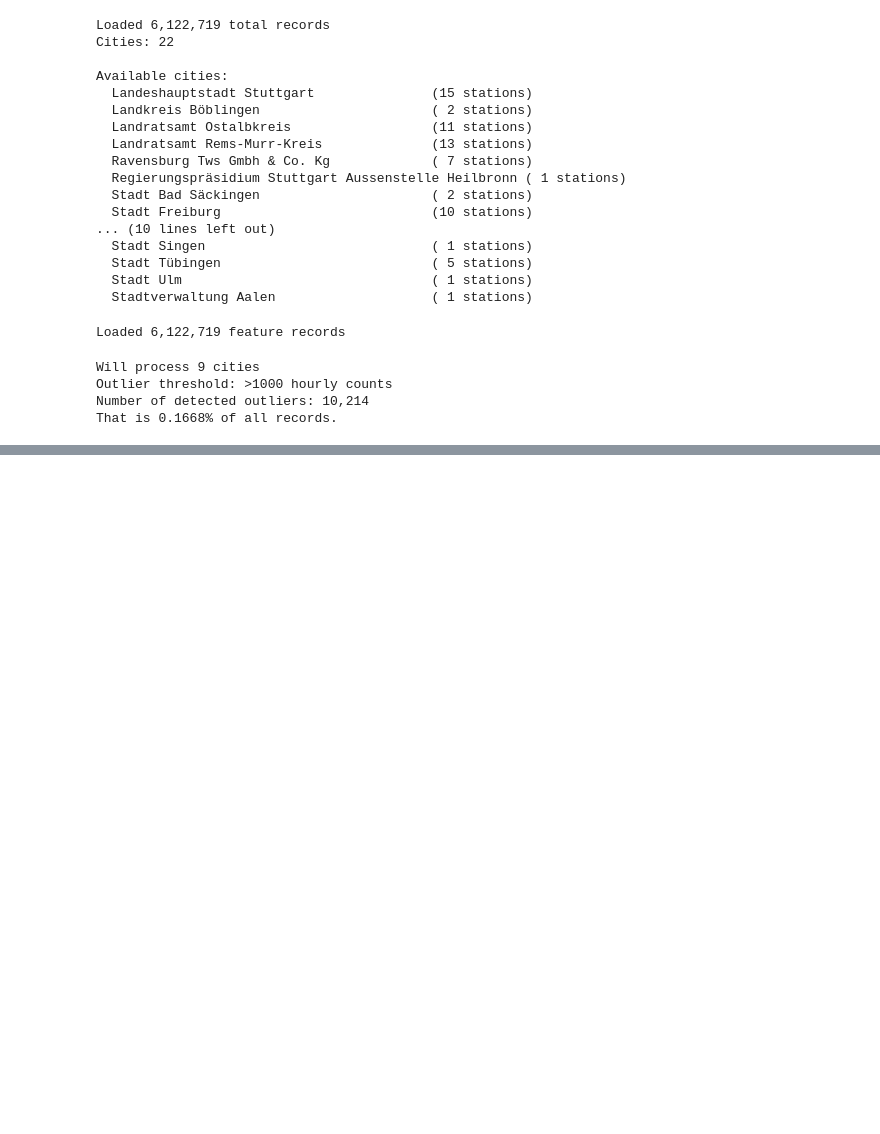
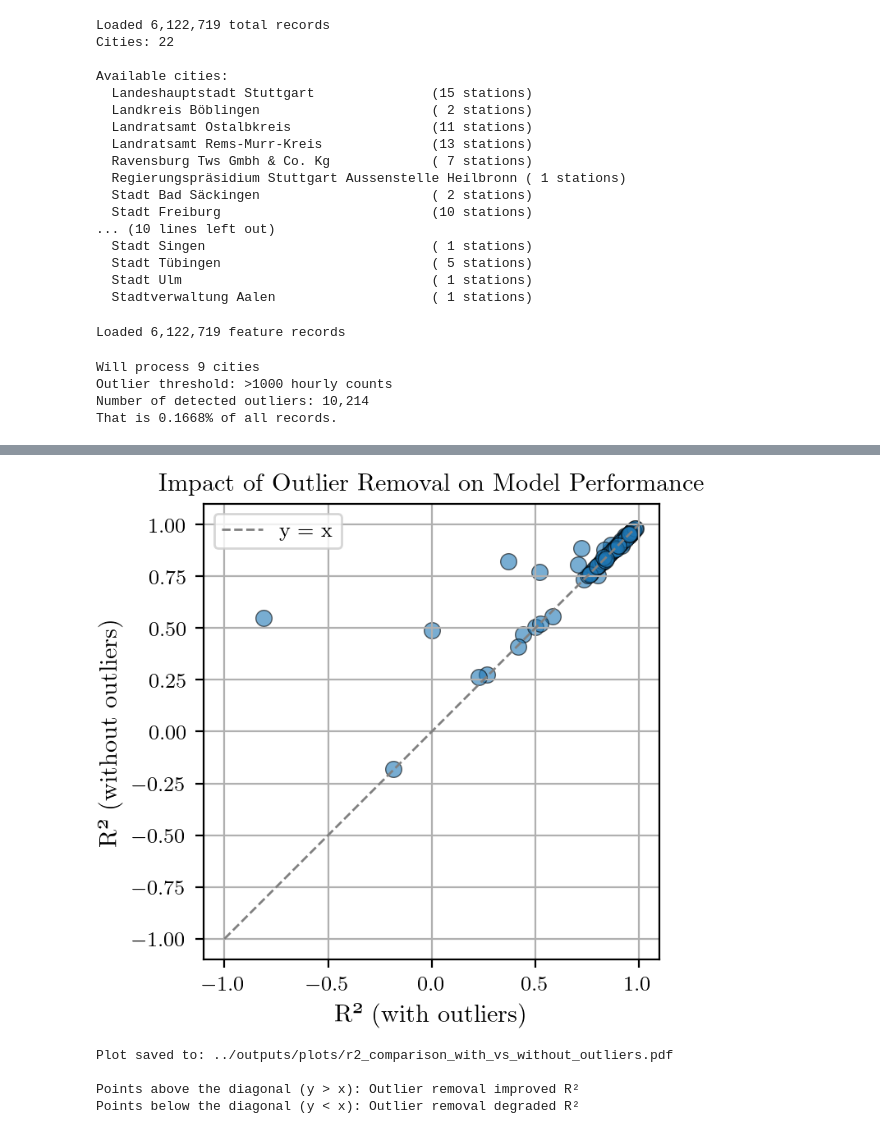
Before and after one commit to cleesee/fahrradzaehler, a Jupyter notebook: notebooks/all_cities_regression.ipynb, the cells around one changed output, grey strips where cells are left out. Saved outputs shown, nothing was run; the diff lists cells and outputs as text; code cells hidden in the pictures; blank space fills up the shorter version.

Commit message:
changes to regression and plotting style

```diff
--- a/notebooks/all_cities_regression.ipynb
+++ b/notebooks/all_cities_regression.ipynb
@@ -693,6 +603,7 @@ if len(all_results) > 0:
 
     for metric_name, column_name in metrics.items():
         avg = df_all_results[column_name].mean()
+        median = df_all_results[column_name].median()
         min_val = df_all_results[column_name].min()
         max_val = df_all_results[column_name].max()
 
@@ -705,18 +616,22 @@ if len(all_results) > 0:
         # Format based on metric type
         if 'samples' in metric_name.lower():
             print(f"  Average:  {avg:,.1f}")
+            print(f"  Median:   {median:,.1f}")
             print(f"  Min:      {min_val:,.0f}  ({min_row['city']} - {min_row['station'][:40]})")
             print(f"  Max:      {max_val:,.0f}  ({max_row['city']} - {max_row['station'][:40]})")
         elif 'MAPE' in metric_name:
             print(f"  Average:  {avg:.2f}%")
+            print(f"  Median:   {median:.2f}%")
             print(f"  Min:      {min_val:.2f}%  ({min_row['city']} - {min_row['station'][:40]})")
             print(f"  Max:      {max_val:.2f}%  ({max_row['city']} - {max_row['station'][:40]})")
         elif 'MAE' in metric_name:
             print(f"  Average:  {avg:.2f}")
+            print(f"  Median:   {median:.2f}")
             print(f"  Min:      {min_val:.2f}  ({min_row['city']} - {min_row['station'][:40]})")
             print(f"  Max:      {max_val:.2f}  ({max_row['city']} - {max_row['station'][:40]})")
         else:  # R² and ΔR²
             print(f"  Average:  {avg:.4f}")
+            print(f"  Median:   {median:.4f}")
             print(f"  Min:      {min_val:.4f}  ({min_row['city']} - {min_row['station'][:40]})")
             print(f"  Max:      {max_val:.4f}  ({max_row['city']} - {max_row['station'][:40]})")
         print()
@@ -745,9 +660,13 @@ if len(all_results) > 0:
     print(f"{'Metric':<30} | {'With Outliers':<15} | {'Without Outliers':<15} | {'Difference':<15}")
     print(f"{'-'*30}-+-{'-'*15}-+-{'-'*15}-+-{'-'*15}")
     print(f"{'Avg R²':<30} | {df_all_results['test_r2_with'].mean():>15.4f} | {df_all_results['test_r2_without'].mean():>15.4f} | {df_all_results['delta_r2'].mean():>+15.4f}")
+    print(f"{'Median R²':<30} | {df_all_results['test_r2_with'].median():>15.4f} | {df_all_results['test_r2_without'].median():>15.4f} | {df_all_results['delta_r2'].median():>+15.4f}")
     print(f"{'Avg MAE':<30} | {df_all_results['test_mae_with'].mean():>15.2f} | {df_all_results['test_mae_without'].mean():>15.2f} | {df_all_results['test_mae_without'].mean() - df_all_results['test_mae_with'].mean():>+15.2f}")
+    print(f"{'Median MAE':<30} | {df_all_results['test_mae_with'].median():>15.2f} | {df_all_results['test_mae_without'].median():>15.2f} | {df_all_results['test_mae_without'].median() - df_all_results['test_mae_with'].median():>+15.2f}")
     print(f"{'Avg MAPE (%)':<30} | {df_all_results['mape_with'].mean():>15.2f} | {df_all_results['mape_without'].mean():>15.2f} | {df_all_results['mape_without'].mean() - df_all_results['mape_with'].mean():>+15.2f}")
+    print(f"{'Median MAPE (%)':<30} | {df_all_results['mape_with'].median():>15.2f} | {df_all_results['mape_without'].median():>15.2f} | {df_all_results['mape_without'].median() - df_all_results['mape_with'].median():>+15.2f}")
     print(f"{'Avg Training Samples':<30} | {df_all_results['n_train_samples'].mean():>15,.0f} | {df_all_results['n_train_samples_no_outliers'].mean():>15,.0f} | {df_all_results['n_train_samples_no_outliers'].mean() - df_all_results['n_train_samples'].mean():>+15,.0f}")
+    print(f"{'Median Training Samples':<30} | {df_all_results['n_train_samples'].median():>15,.0f} | {df_all_results['n_train_samples_no_outliers'].median():>15,.0f} | {df_all_results['n_train_samples_no_outliers'].median() - df_all_results['n_train_samples'].median():>+15,.0f}")
 
 else:
     print("No results available for summary statistics.")
@@ -771,0 +902,51 @@ Avg Training Samples           |          20,369 |          20,302 |
+# %%
+################################################
+# R² COMPARISON PLOT: WITH vs WITHOUT OUTLIERS #
+################################################
+
+if len(all_results) > 0:
+    df_all_results = pd.DataFrame(all_results)
+
+    with plt.rc_context(get_style(rel_width=1.0, font_adjustment=0, display_dpi=200)):
+        fig, ax = plt.subplots()
+
+        # Scatter plot
+        ax.scatter(df_all_results['test_r2_with'],
+                  df_all_results['test_r2_without'],
+                  alpha=0.6, s=50, edgecolors='black', linewidth=0.5)
+
+        # Diagonal line y = x
+        min_val = min(df_all_results['test_r2_with'].min(), df_all_results['test_r2_without'].min())
+        max_val = max(df_all_results['test_r2_with'].max(), df_all_results['test_r2_without'].max())
+        ax.plot([-1, 1], [-1, 1],
+               'k--', color='gray', linewidth=1, label='y = x')
+
+        # Labels and formatting
+        ax.set_xlabel('R² (with outliers)')
+        ax.set_ylabel('R² (without outliers)')
+        ax.set_title('Impact of Outlier Removal on Model Performance')
+        ax.legend()
+        ax.grid(True)
+
+        # Equal aspect ratio to make diagonal truly 45°
+        ax.set_aspect('equal', adjustable='box')
+
+        plt.tight_layout()
+
+        # Save figure
+        out_path = os.path.join("../outputs/plots", "r2_comparison_with_vs_without_outliers.pdf")
+        os.makedirs(os.path.dirname(out_path), exist_ok=True)
+        plt.savefig(out_path, dpi=300)
+        plt.show()
+
+        print(f"\nPlot saved to: {out_path}")
+        print(f"\nPoints above the diagonal (y > x): Outlier removal improved R²")
+        print(f"Points below the diagonal (y < x): Outlier removal degraded R²")
+else:
+    print("No results available for plotting.")
+# %% [output]
+[figure, added]
+Plot saved to: ../outputs/plots/r2_comparison_with_vs_without_outliers.pdf
+
+Points above the diagonal (y > x): Outlier removal improved R²
+Points below the diagonal (y < x): Outlier removal degraded R²
```
Also changed, not shown: parts of 7 cells of this notebook, 2 other files.
